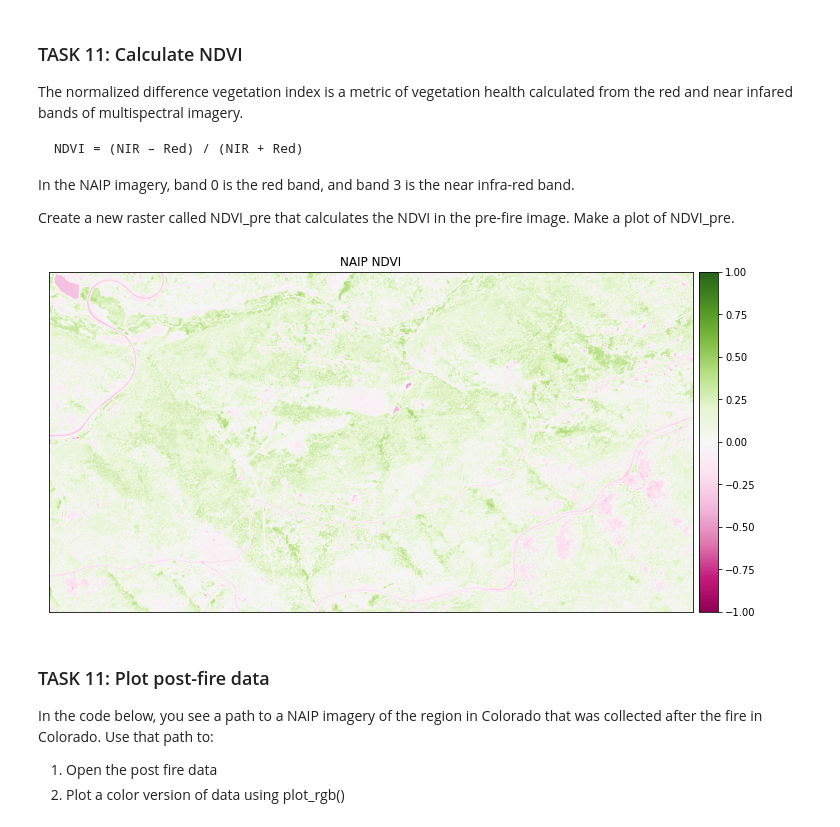
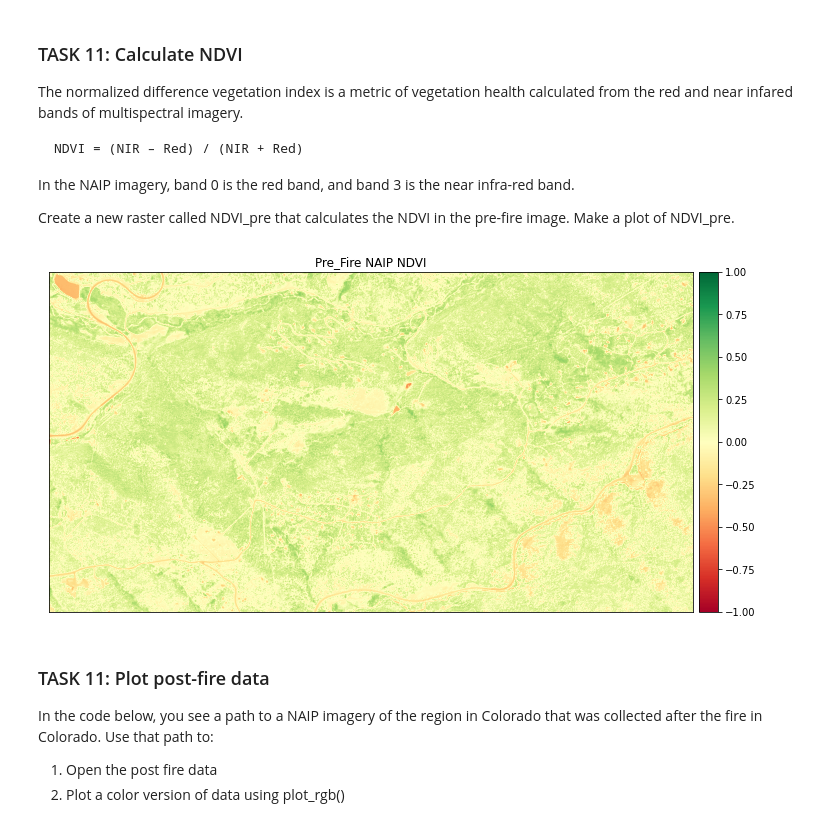
Before and after one commit to Sandipriz/EnvDatSci22, a Jupyter notebook: CodeSprints/Solution_of_RasterData101.ipynb, the cells around one changed output. Cells and saved outputs as stored; diff of their text form; code cells hidden in the pictures.

```diff
--- a/CodeSprints/Solution_of_RasterData101.ipynb
+++ b/CodeSprints/Solution_of_RasterData101.ipynb
@@ -594,13 +596,13 @@ NDVI_pre = es.normalized_diff(NIR_pre_fire, red_pre_fire)
 # %%
 #Task 11: plot NDVI_pre
 ep.plot_bands(NDVI_pre,
-              cmap='PiYG',
+              cmap='RdYlGn',
               scale=False,
               vmin=-1, vmax=1,
-              title="NAIP NDVI")
+              title="Pre_Fire NAIP NDVI")
 plt.show()
 # %% [output]
-[figure, old version]
+[figure, new version]
 # %% [markdown]
 ### TASK 11: Plot post-fire data
 In the code below, you see a path to a NAIP imagery of the region in Colorado that was collected after the fire in Colorado. Use that path to:
```
Also changed, not shown: parts of 17 cells of this notebook.
